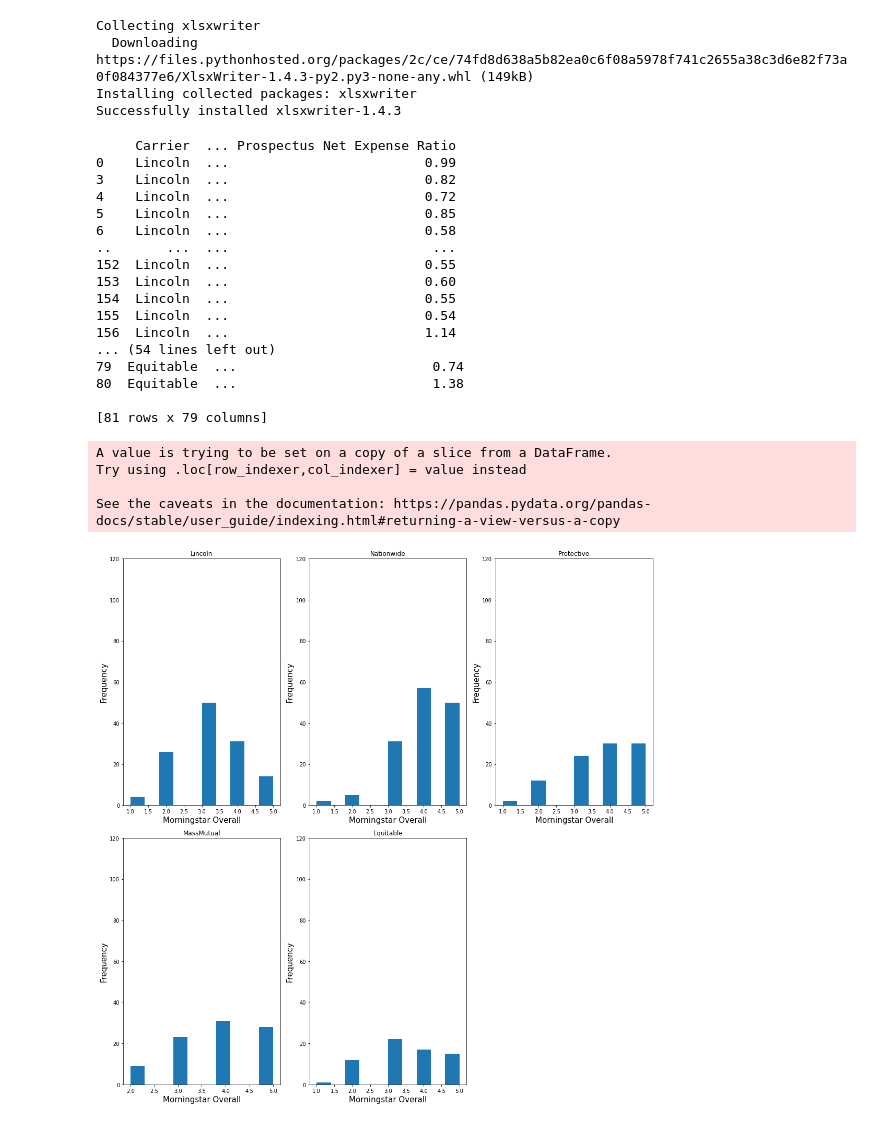
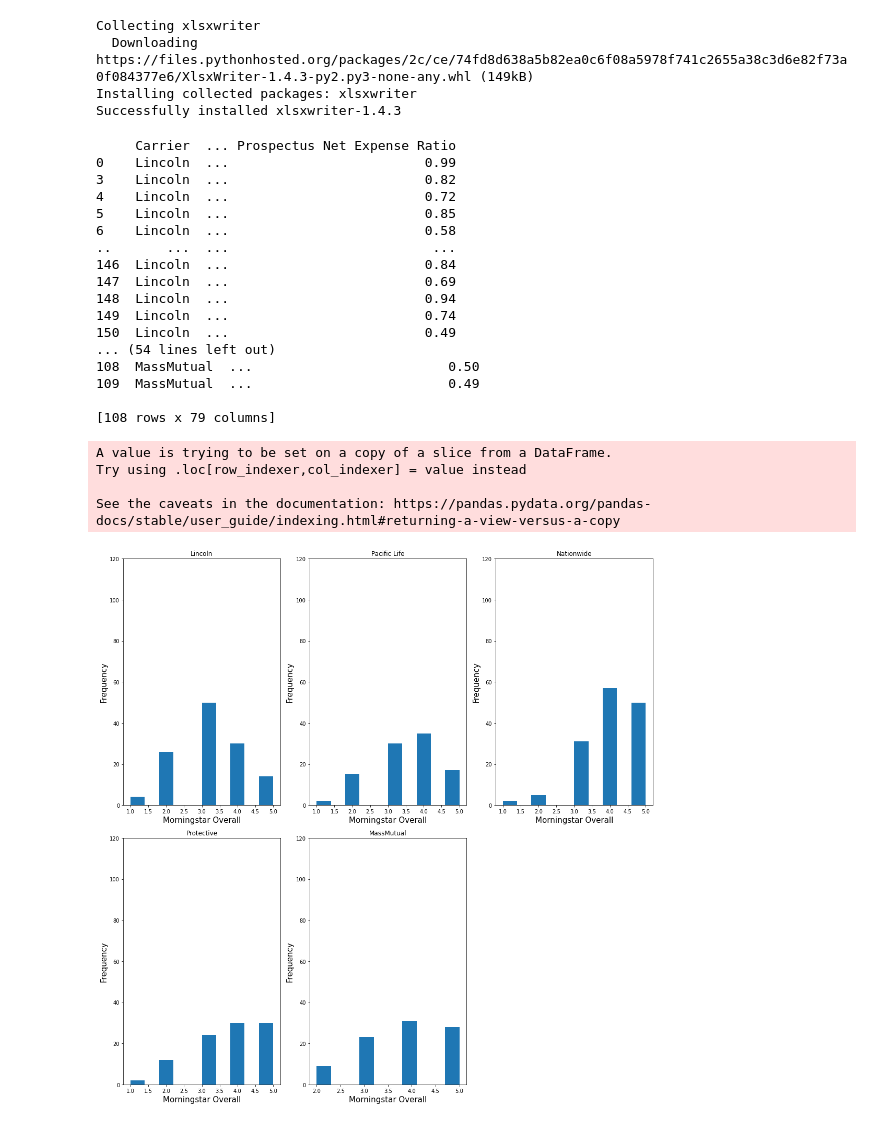
Before and after one commit to justinballas/Articles, a Jupyter notebook: BICFR_Subaccount_Rankings.ipynb, the cells around one changed output. Cells and saved outputs as stored; diff of their text form; code cells hidden in the pictures.

```diff
--- a/BICFR_Subaccount_Rankings.ipynb
+++ b/BICFR_Subaccount_Rankings.ipynb
@@ -15,8 +15,9 @@ import seaborn as sns
 import xlsxwriter
 %matplotlib inline
 # %%
-carriers_list = ['Lincoln', 'Nationwide', 'Protective', 'MassMutual', 'Equitable']
-
+carriers_list = ['MassMutual', 'Protective', 'Nationwide', 'Pacific Life', 'Lincoln']
+carriers_list.reverse()
+# ,
 carrier_dfs = {}
 for carrier in carriers_list:
   df = pd.read_excel('Subaccount_Rankings_data_03062021.xlsx', sheet_name=carrier)
@@ -26,14 +27,14 @@ for carrier in carriers_list:
 for carrier, df in carrier_dfs.items():
   df.rename(columns=lambda x: x.replace('\n',''), inplace=True)
 
-replace_list = ["US Insurance ","US Fund ", "US VUL Sub ", "US VL Sub "]
+#replace_list = ["US Insurance ","US Fund ", "US VUL Sub ", "US VL Sub "]
 
 for carrier in carriers_list:
   temp_df = carrier_dfs[carrier]
   temp_df.drop(temp_df[temp_df['Closed to New Inv']=='Yes'].index, inplace=True)
-  temp_df['Name'] = temp_df['Name'].str.split("-", 1).apply(lambda x: x[1])
-  for phrase in replace_list:
-    temp_df['Morningstar Category'] = temp_df['Morningstar Category'].str.replace(phrase, "")
+#  temp_df['Name'] = temp_df['Name'].str.split("-", 1).apply(lambda x: x[1])
+#  for phrase in replace_list:
+#  temp_df['Morningstar Category'] = temp_df['Morningstar Category'].str.replace(phrase, "")
 
 
 mnstar_ratings = []
@@ -106,6 +107,7 @@ asset_classes = ratings_df['Morningstar Category'].unique()
 
 ratings_df['sum_ratings'] = ratings_df['Morningstar Rating 10 Yr'] + ratings_df['Morningstar Rating 5 Yr'] + ratings_df['Morningstar Rating 3 Yr'] + ratings_df['Morningstar Rating Overall']
 
+
 ratings_df['avg_rankings'] = (ratings_df['Total Ret % Rank Cat 1 Yr (Mo-End)'] + ratings_df['Total Ret % Rank Cat 3 Yr (Mo-End)'] + ratings_df['Total Ret % Rank Cat 5 Yr (Mo-End)'] + ratings_df['Total Ret % Rank Cat 10 Yr (Mo-End)'])/4
 
 ratings_df['total_score'] = ratings_df['sum_ratings'] + ratings_df['avg_rankings'].apply(lambda x: 1-(x/100))
@@ -129,7 +131,7 @@ total_ret = total_ret.transpose()
 
 
 #writing to excel
-xlwriter = pd.ExcelWriter('BICFR Subaccount Rankings.xlsx', engine='xlsxwriter')
+xlwriter = pd.ExcelWriter('BICFR Subaccount Rankings Python Output.xlsx', engine='xlsxwriter')
 
 man_tenure.to_excel(xlwriter, sheet_name='Manager Tenure')
 ms_ratings.to_excel(xlwriter, sheet_name='Ratings')
@@ -143,44 +145,42 @@ agg_df_class.to_excel(xlwriter, sheet_name='Asset Class Breakdown')
 bicf_df = ratings_df[ratings_df['BICF']=='yes']
 bicf_df.set_index(['Carrier','Morningstar Category'], inplace=True)
 bicf_df.to_excel(xlwriter, sheet_name='BICFR')
 
 ratings_df.set_index(['Carrier', 'Name'], inplace=True)
 ratings_df.to_excel(xlwriter, sheet_name='All Data')
 
 empty_sheet = pd.DataFrame()
 empty_sheet.to_excel(xlwriter, sheet_name='Histogram')
 worksheet=xlwriter.sheets['Histogram']
 worksheet.insert_image('B2','Carrier Histograms.png')
 
-list(carrier_dfs.values())[0].to_excel(xlwriter, sheet_name='{}'.format(carriers_list[0]))
-list(carrier_dfs.values())[1].to_excel(xlwriter, sheet_name='{}'.format(carriers_list[1]))
-list(carrier_dfs.values())[2].to_excel(xlwriter, sheet_name='{}'.format(carriers_list[2]))
-list(carrier_dfs.values())[3].to_excel(xlwriter, sheet_name='{}'.format(carriers_list[3]))
-list(carrier_dfs.values())[3].to_excel(xlwriter, sheet_name='{}'.format(carriers_list[4]))
+counter = 0
+for i in range(len(carriers_list)):
+  list(carrier_dfs.values())[i].to_excel(xlwriter, sheet_name='{}'.format(carriers_list[i]))
 
 xlwriter.save()
 
 xlwriter.close()
 # %% [output]
      Carrier  ... Prospectus Net Expense Ratio
 0    Lincoln  ...                         0.99
 3    Lincoln  ...                         0.82
 4    Lincoln  ...                         0.72
 5    Lincoln  ...                         0.85
 6    Lincoln  ...                         0.58
 ..       ...  ...                          ...
-152  Lincoln  ...                         0.55
-153  Lincoln  ...                         0.60
-154  Lincoln  ...                         0.55
-155  Lincoln  ...                         0.54
-156  Lincoln  ...                         1.14
+146  Lincoln  ...                         0.84
+147  Lincoln  ...                         0.69
+148  Lincoln  ...                         0.94
+149  Lincoln  ...                         0.74
+150  Lincoln  ...                         0.49
 ... (54 lines left out)
-79  Equitable  ...                         0.74
-80  Equitable  ...                         1.38
+108  MassMutual  ...                         0.50
+109  MassMutual  ...                         0.49
 
-[81 rows x 79 columns]
+[108 rows x 79 columns]
 A value is trying to be set on a copy of a slice from a DataFrame.
 Try using .loc[row_indexer,col_indexer] = value instead
 
 See the caveats in the documentation: https://pandas.pydata.org/pandas-docs/stable/user_guide/indexing.html#returning-a-view-versus-a-copy
-[figure, old version]
+[figure, new version]
```
Also changed, not shown: parts of 9 cells of this notebook.
